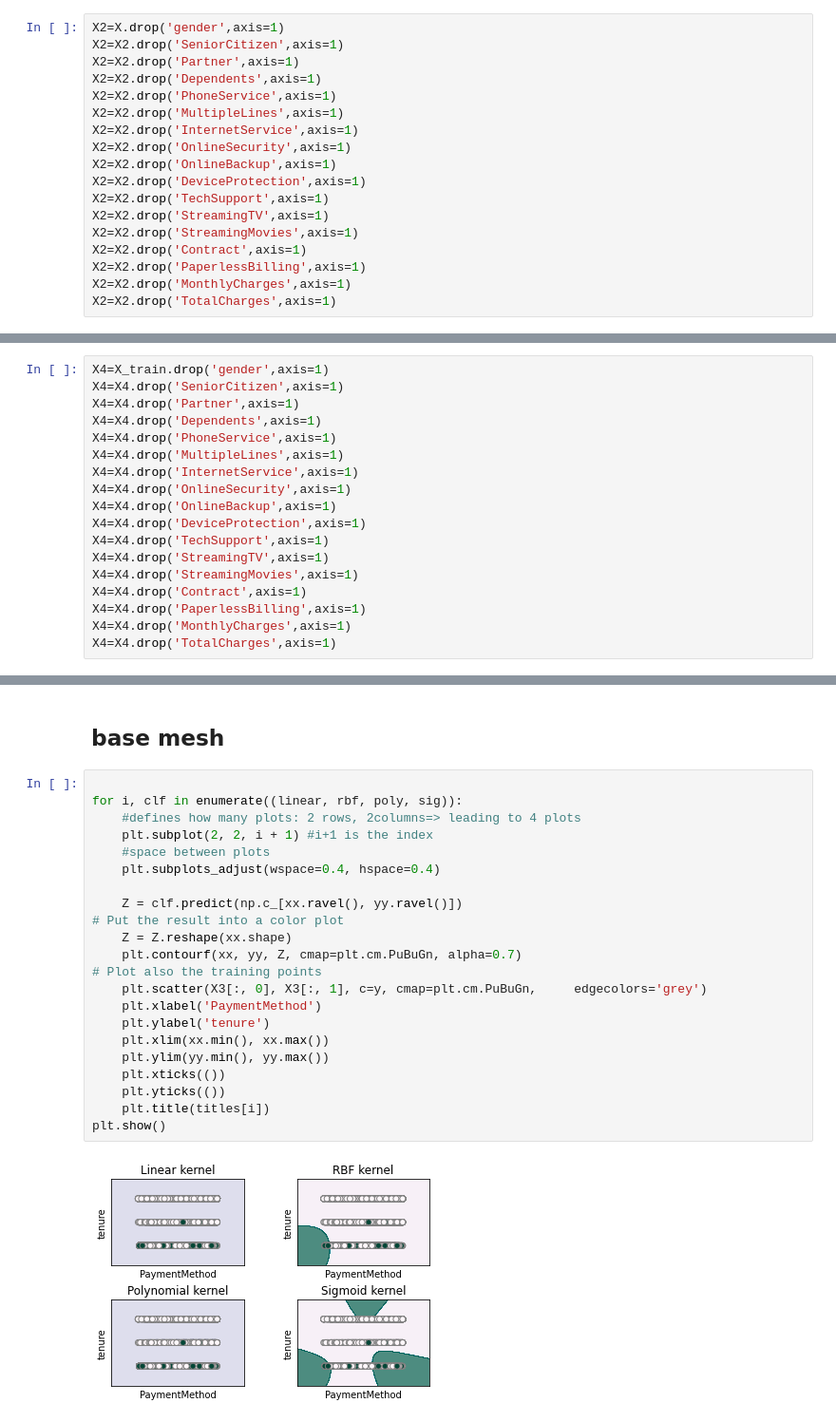
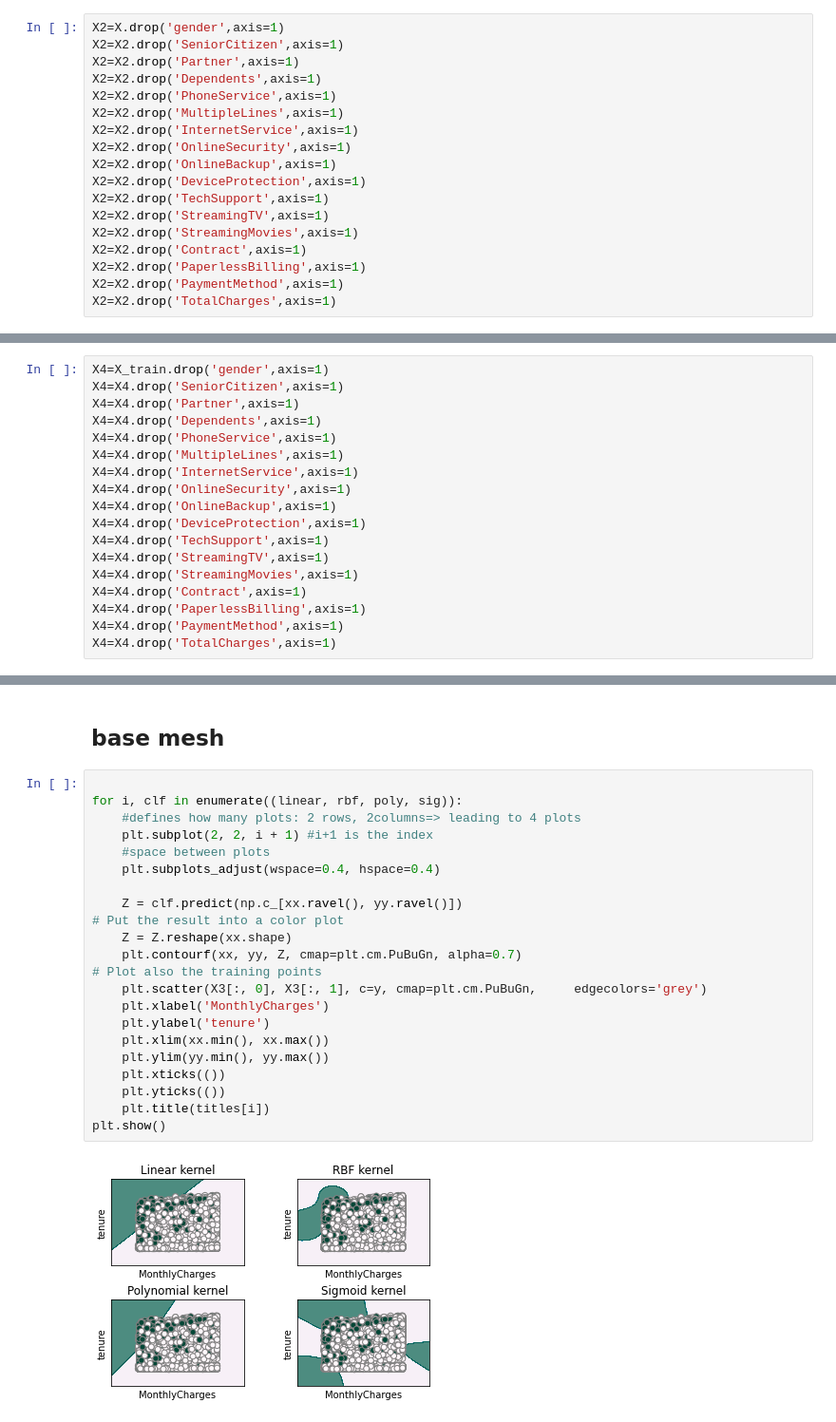
Before and after one commit to curso23050/coderhouse, a Jupyter notebook: desafio_opcional_svm.ipynb, the cells around one changed output, grey strips where cells are left out. Shown at 95% size. Saved outputs shown, nothing was run; the diff lists cells and outputs as text.

```diff
--- a/desafio_opcional_svm.ipynb
+++ b/desafio_opcional_svm.ipynb
@@ -164,7 +164,7 @@ X2=X2.drop('StreamingTV',axis=1)
 X2=X2.drop('StreamingMovies',axis=1)
 X2=X2.drop('Contract',axis=1)
 X2=X2.drop('PaperlessBilling',axis=1)
-X2=X2.drop('MonthlyCharges',axis=1)
+X2=X2.drop('PaymentMethod',axis=1)
 X2=X2.drop('TotalCharges',axis=1)
 # %%
 X3=X2.to_numpy()
@@ -184,7 +184,7 @@ X4=X4.drop('StreamingTV',axis=1)
 X4=X4.drop('StreamingMovies',axis=1)
 X4=X4.drop('Contract',axis=1)
 X4=X4.drop('PaperlessBilling',axis=1)
-X4=X4.drop('MonthlyCharges',axis=1)
+X4=X4.drop('PaymentMethod',axis=1)
 X4=X4.drop('TotalCharges',axis=1)
 # %%
 X5=X4.to_numpy()
@@ -221,24 +221,24 @@ sig = svm.SVC(kernel='sigmoid', C=1, decision_function_shape='ovr').fit(X5, y2)
 # %%
 
 for i, clf in enumerate((linear, rbf, poly, sig)):
     #defines how many plots: 2 rows, 2columns=> leading to 4 plots
     plt.subplot(2, 2, i + 1) #i+1 is the index
     #space between plots
     plt.subplots_adjust(wspace=0.4, hspace=0.4)
 
     Z = clf.predict(np.c_[xx.ravel(), yy.ravel()])
 # Put the result into a color plot
     Z = Z.reshape(xx.shape)
     plt.contourf(xx, yy, Z, cmap=plt.cm.PuBuGn, alpha=0.7)
 # Plot also the training points
     plt.scatter(X3[:, 0], X3[:, 1], c=y, cmap=plt.cm.PuBuGn,     edgecolors='grey')
-    plt.xlabel('PaymentMethod')
+    plt.xlabel('MonthlyCharges')
     plt.ylabel('tenure')
     plt.xlim(xx.min(), xx.max())
     plt.ylim(yy.min(), yy.max())
     plt.xticks(())
     plt.yticks(())
     plt.title(titles[i])
 plt.show()
 # %% [output]
-[figure, old version]
+[figure, new version]
```
Also changed, not shown: parts of 1 cell of this notebook.
